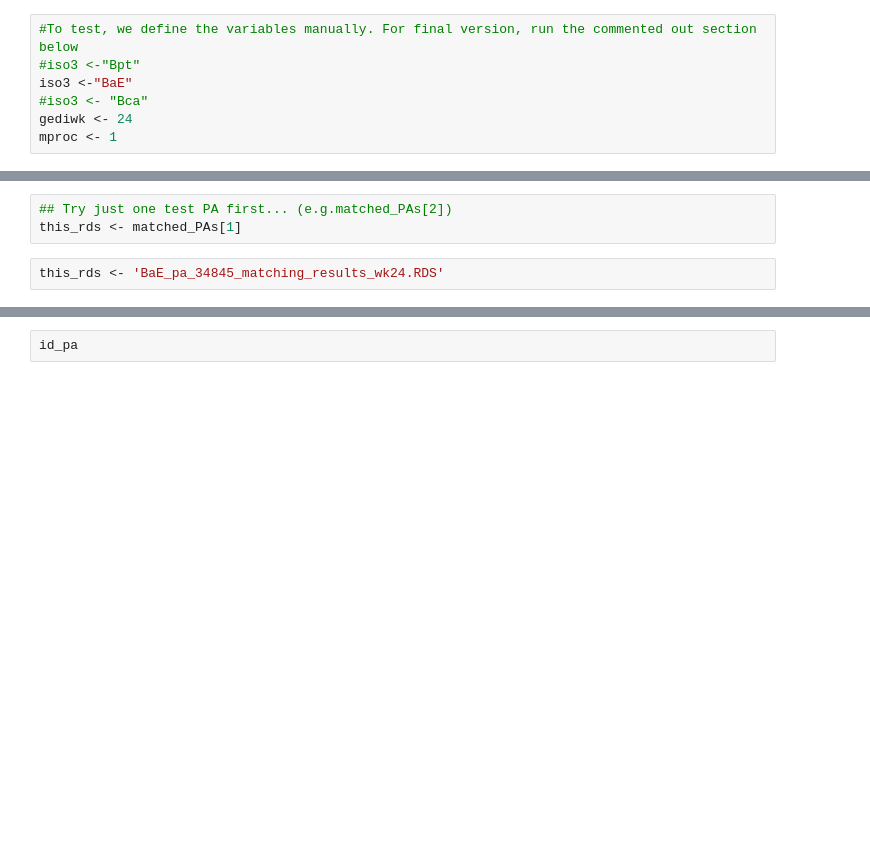
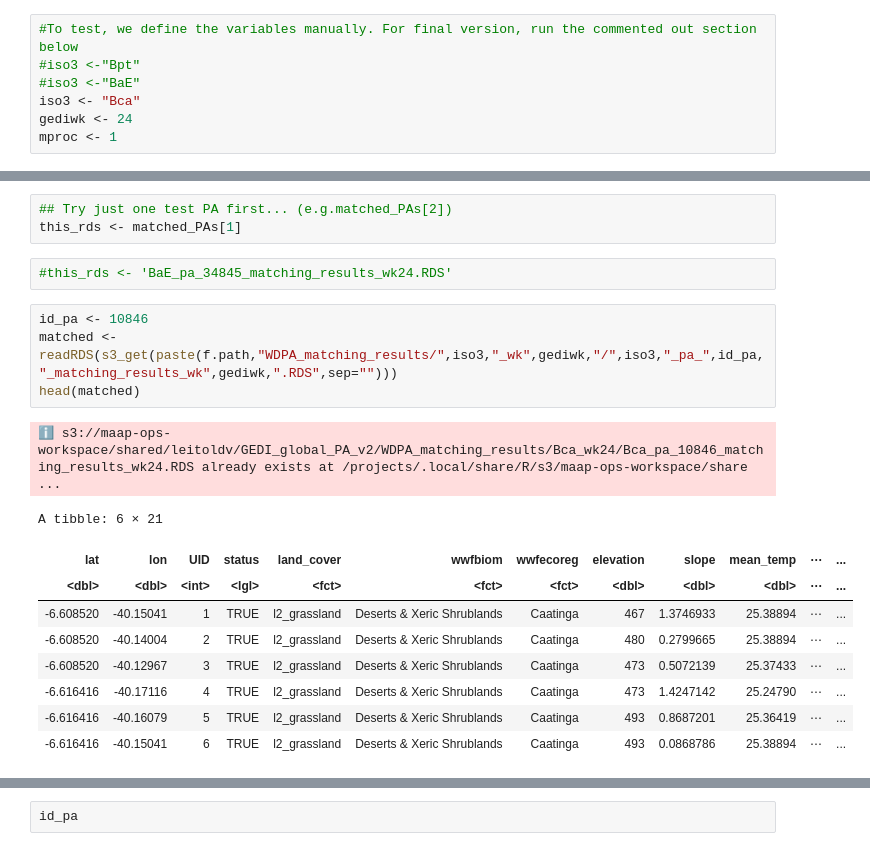
Before and after one commit to GEDI-PA/vl_GEDI-PA_2024, a Jupyter notebook: GEDI_global_PA_v2_script5_extract.ipynb, the cells around one changed output, grey strips where cells are left out. Cells and saved outputs as stored; diff of their text form; blank space fills up the shorter version.

```diff
--- a/GEDI_global_PA_v2_script5_extract.ipynb
+++ b/GEDI_global_PA_v2_script5_extract.ipynb
@@ -41,8 +59,8 @@ library("doParallel")
 # %%
 #To test, we define the variables manually. For final version, run the commented out section below
 #iso3 <-"Bpt"
-iso3 <-"BaE"
-#iso3 <- "Bca"
+#iso3 <-"BaE"
+iso3 <- "Bca"
 gediwk <- 24
 mproc <- 1
 # %%
@@ -213,7 +251,22 @@ f.path <- "s3://maap-ops-workspace/shared/leitoldv/GEDI_global_PA_v2/"
 ## Try just one test PA first... (e.g.matched_PAs[2])
 this_rds <- matched_PAs[1]
 # %%
-this_rds <- 'BaE_pa_34845_matching_results_wk24.RDS'
+#this_rds <- 'BaE_pa_34845_matching_results_wk24.RDS'
+# %%
+id_pa <- 10846
+matched <- readRDS(s3_get(paste(f.path,"WDPA_matching_results/",iso3,"_wk",gediwk,"/",iso3,"_pa_",id_pa,"_matching_results_wk",gediwk,".RDS",sep="")))
+head(matched)
+# %% [output]
+ℹ s3://maap-ops-workspace/shared/leitoldv/GEDI_global_PA_v2/WDPA_matching_results/Bca_wk24/Bca_pa_10846_matching_results_wk24.RDS already exists at /projects/.local/share/R/s3/maap-ops-workspace/share ...
+A tibble: 6 × 21
+| lat | lon | UID | status | land_cover | wwfbiom | wwfecoreg | elevation | slope | mean_temp | ⋯ | ... |
+| <dbl> | <dbl> | <int> | <lgl> | <fct> | <fct> | <fct> | <dbl> | <dbl> | <dbl> | ⋯ | ... |
+| -6.608520 | -40.15041 | 1 | TRUE | l2_grassland | Deserts & Xeric Shrublands | Caatinga | 467 | 1.3746933 | 25.38894 | ⋯ | ... |
+| -6.608520 | -40.14004 | 2 | TRUE | l2_grassland | Deserts & Xeric Shrublands | Caatinga | 480 | 0.2799665 | 25.38894 | ⋯ | ... |
+| -6.608520 | -40.12967 | 3 | TRUE | l2_grassland | Deserts & Xeric Shrublands | Caatinga | 473 | 0.5072139 | 25.37433 | ⋯ | ... |
+| -6.616416 | -40.17116 | 4 | TRUE | l2_grassland | Deserts & Xeric Shrublands | Caatinga | 473 | 1.4247142 | 25.24790 | ⋯ | ... |
+| -6.616416 | -40.16079 | 5 | TRUE | l2_grassland | Deserts & Xeric Shrublands | Caatinga | 493 | 0.8687201 | 25.36419 | ⋯ | ... |
+| -6.616416 | -40.15041 | 6 | TRUE | l2_grassland | Deserts & Xeric Shrublands | Caatinga | 493 | 0.0868786 | 25.38894 | ⋯ | ... |
 # %%
 #foreach(this_rds=matched_PAs, .combine = foreach_rbind, .packages=c('sp','magrittr', 'dplyr','tidyr')) %dopar% {
 
```
Also changed, not shown: parts of 8 cells of this notebook, 4 other files.
